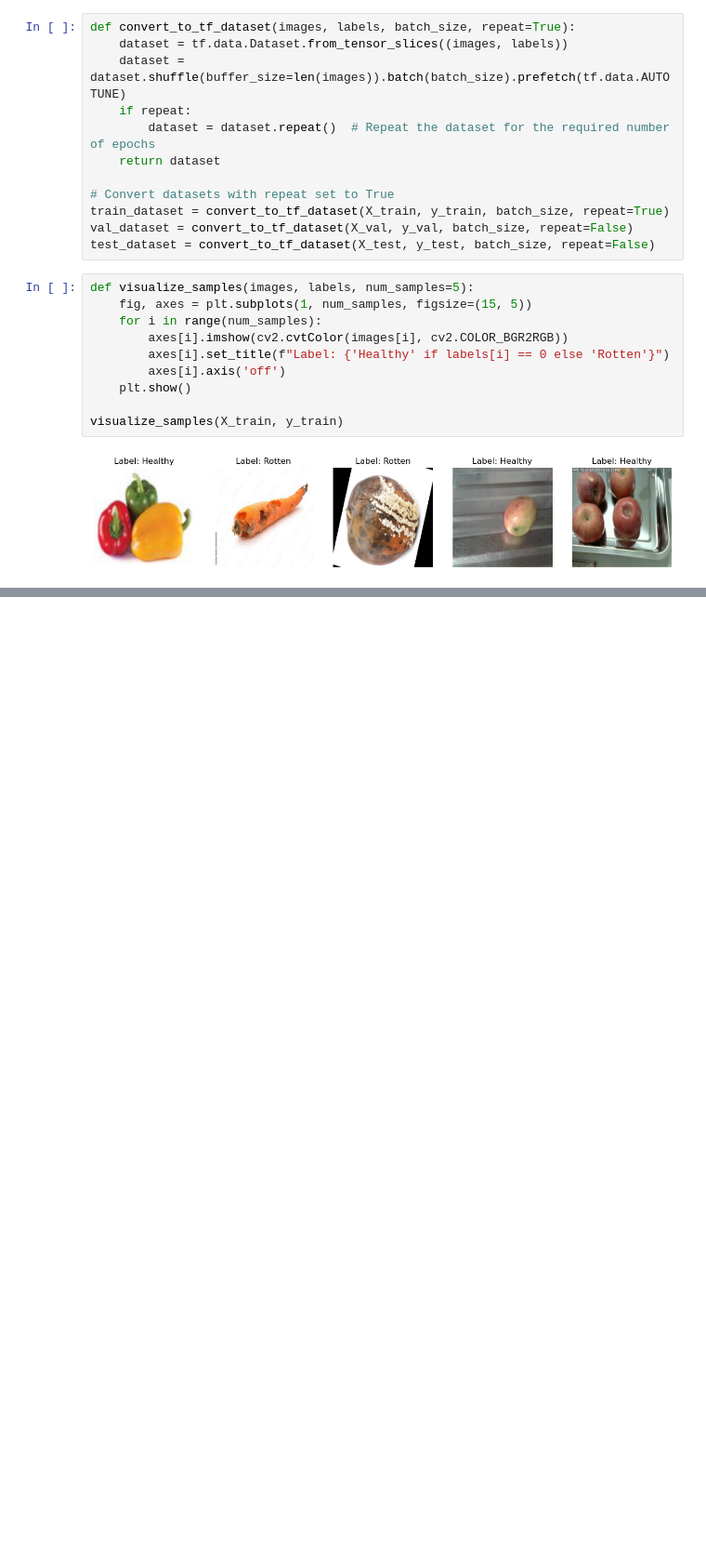
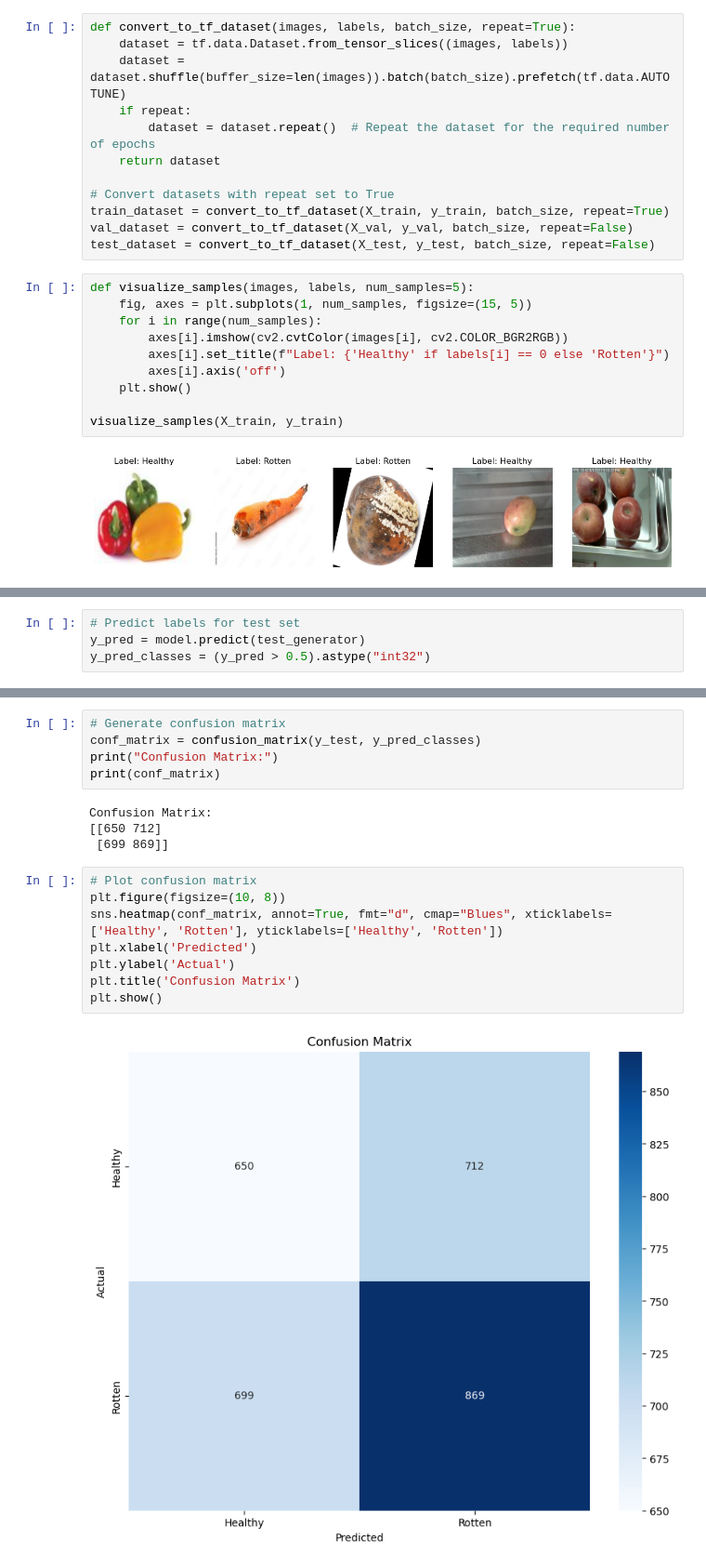
Before and after one commit to JustJin28/Fruit-Ripeness-Prediction, a Jupyter notebook: Load and Preprocess Images.ipynb, the cells around one changed output, grey strips where cells are left out. Shown at 93% size. Drawn from its saved outputs; the diff is of its cells as text; blank space fills up the shorter version.

```diff
--- a/Load and Preprocess Images.ipynb
+++ b/Load and Preprocess Images.ipynb
@@ -278,0 +340,4 @@ Test Accuracy: 53.52%
+# %%
+# Predict labels for test set
+y_pred = model.predict(test_generator)
+y_pred_classes = (y_pred > 0.5).astype("int32")
@@ -278,0 +346,19 @@ Test Accuracy: 53.52%
+# %%
+# Generate confusion matrix
+conf_matrix = confusion_matrix(y_test, y_pred_classes)
+print("Confusion Matrix:")
+print(conf_matrix)
+# %% [output]
+Confusion Matrix:
+[[650 712]
+ [699 869]]
+# %%
+# Plot confusion matrix
+plt.figure(figsize=(10, 8))
+sns.heatmap(conf_matrix, annot=True, fmt="d", cmap="Blues", xticklabels=['Healthy', 'Rotten'], yticklabels=['Healthy', 'Rotten'])
+plt.xlabel('Predicted')
+plt.ylabel('Actual')
+plt.title('Confusion Matrix')
+plt.show()
+# %% [output]
+[figure, added]
```
Also changed, not shown: parts of 13 cells of this notebook, 2 other files.
